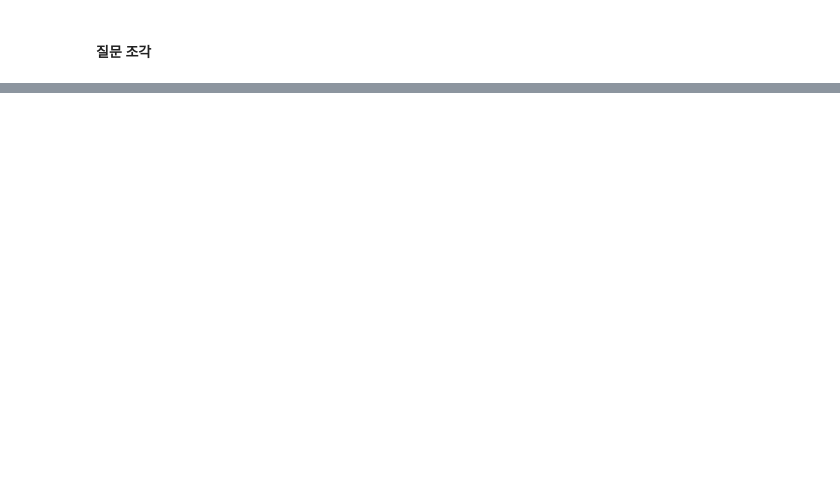
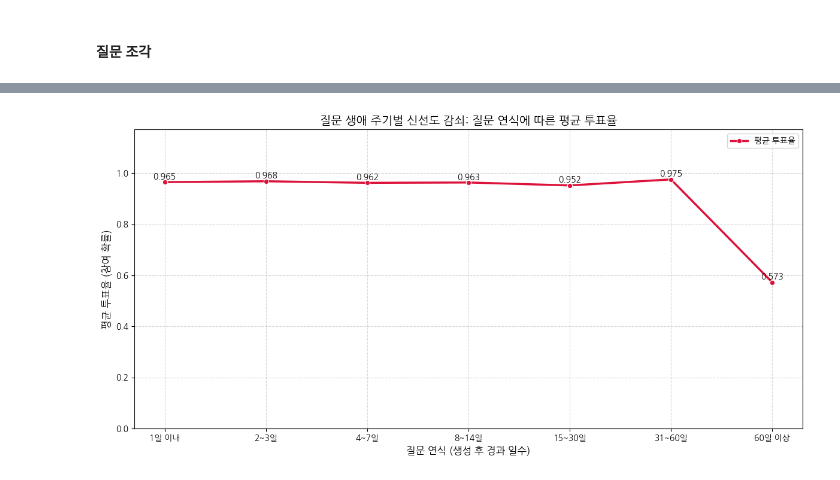
Before and after one commit to DA15-Lab/team3-ping-analytics, a Jupyter notebook: notebooks/Donghee_analysis.ipynb, the cells around one changed output, grey strips where cells are left out. Cells and saved outputs as stored; diff of their text form; code cells hidden in the pictures; blank space fills up the shorter version.

Commit message:
polls_question, polls_questionpiece 전처리

```diff
--- a/notebooks/Donghee_analysis.ipynb
+++ b/notebooks/Donghee_analysis.ipynb
@@ -506,0 +606,16 @@ df_merged = df_merged[df_merged['question_age_days'] >= 0]
+# %%
+# 1. 생성일이 2023년 6월 6일인 데이터 필터링
+df_filtered['created_at_question'] = pd.to_datetime(df_filtered['created_at_question'])
+target_date = pd.to_datetime('2023-06-06').date()
+
+date_target_df = df_filtered[df_filtered['created_at_question'].dt.date == target_date].copy()
+
+# 2. 질문별 고유 정보 및 노출 횟수 추출 (중복 행 제거)
+questions_by_date = date_target_df[['id_question', 'question_text', 'exposure_count', 'created_at_question']].drop_duplicates()
+
+# 3. 노출 횟수가 높은 순서(내림차순)로 정렬
+questions_sorted = questions_by_date.sort_values(by='exposure_count', ascending=False).reset_index(drop=True)
+
+print(f"2023년 6월 6일에 생성된 총 질문 수: {len(questions_sorted):,d}개")
+print("\n--- 노출 횟수 상위 질문 목록 ---")
+print(questions_sorted.head(2000))
@@ -506,0 +732,55 @@ df_merged = df_merged[df_merged['question_age_days'] >= 0]
+# %%
+# 1. 날짜형 변환 및 경과 일수(Question Age) 계산
+# (이미 수행했다면 생략 가능합니다)
+df_filtered['created_at_question'] = pd.to_datetime(df_filtered['created_at_question'])
+df_filtered['created_at_piece'] = pd.to_datetime(df_filtered['created_at_piece'])
+df_filtered['question_age_days'] = (df_filtered['created_at_piece'] - df_filtered['created_at_question']).dt.days
+
+# 음수 값(데이터 오차 등으로 노출일이 생성일보다 앞선 경우) 예외 처리
+df_filtered = df_filtered[df_filtered['question_age_days'] >= 0].copy()
+
+# 2. 질문의 생애 주기 구간(Bins) 설정
+# 질문이 태어난 직후의 변화를 세밀하게 보기 위해 초기 구간을 촘촘하게 설정합니다.
+bins = [-1, 1, 3, 7, 14, 30, 60, float('inf')]
+labels = ['1일 이내', '2~3일', '4~7일', '8~14일', '15~30일', '31~60일', '60일 이상']
+
+df_filtered['age_group'] = pd.cut(df_filtered['question_age_days'], bins=bins, labels=labels)
+
+# 3. 생애 주기 구간별 총 노출 수 및 평균 투표율(Vote Rate) 집계
+freshness_decay_df = df_filtered.groupby('age_group', observed=False).agg(
+    total_exposure=('id_piece', 'count'),       # 구간별 총 노출 횟수
+    vote_count=('is_voted', 'sum'),            # 구간별 총 투표 수
+    vote_rate=('is_voted', 'mean')             # 평균 투표율 (참여율)
+).reset_index()
+
+print("--- 생애 주기별 투표율 감쇠 집계 결과 ---")
+print(freshness_decay_df)
+
+# 4. 신선도 감쇠 곡선(Freshness Decay Curve) 시각화
+plt.figure(figsize=(12, 6))
+
+# 투표율 선 그래프 그리기
+ax1 = sns.lineplot(
+    data=freshness_decay_df,
+    x='age_group',
+    y='vote_rate',
+    marker='o',
+    color='crimson',
+    linewidth=2.5,
+    label='평균 투표율'
+)
+
+plt.title('질문 생애 주기별 신선도 감쇠: 질문 연식에 따른 평균 투표율', fontsize=14, fontweight='bold')
+plt.xlabel('질문 연식 (생성 후 경과 일수)', fontsize=12)
+plt.ylabel('평균 투표율 (참여 확률)', fontsize=12)
+plt.ylim(0, max(freshness_decay_df['vote_rate']) * 1.2)
+plt.grid(True, linestyle='--', alpha=0.5)
+
+# 값 데이터 라벨 추가
+for i, row in freshness_decay_df.iterrows():
+    ax1.text(i, row['vote_rate'] + 0.01, f"{row['vote_rate']:.3f}",
+             color='black', ha='center', fontsize=10)
+
+plt.tight_layout()
+plt.show()
+# %% [output]
@@ -506,0 +796 @@ df_merged = df_merged[df_merged['question_age_days'] >= 0]
+[figure, added]
```
Also changed, not shown: parts of 105 cells of this notebook, 1 other file.
